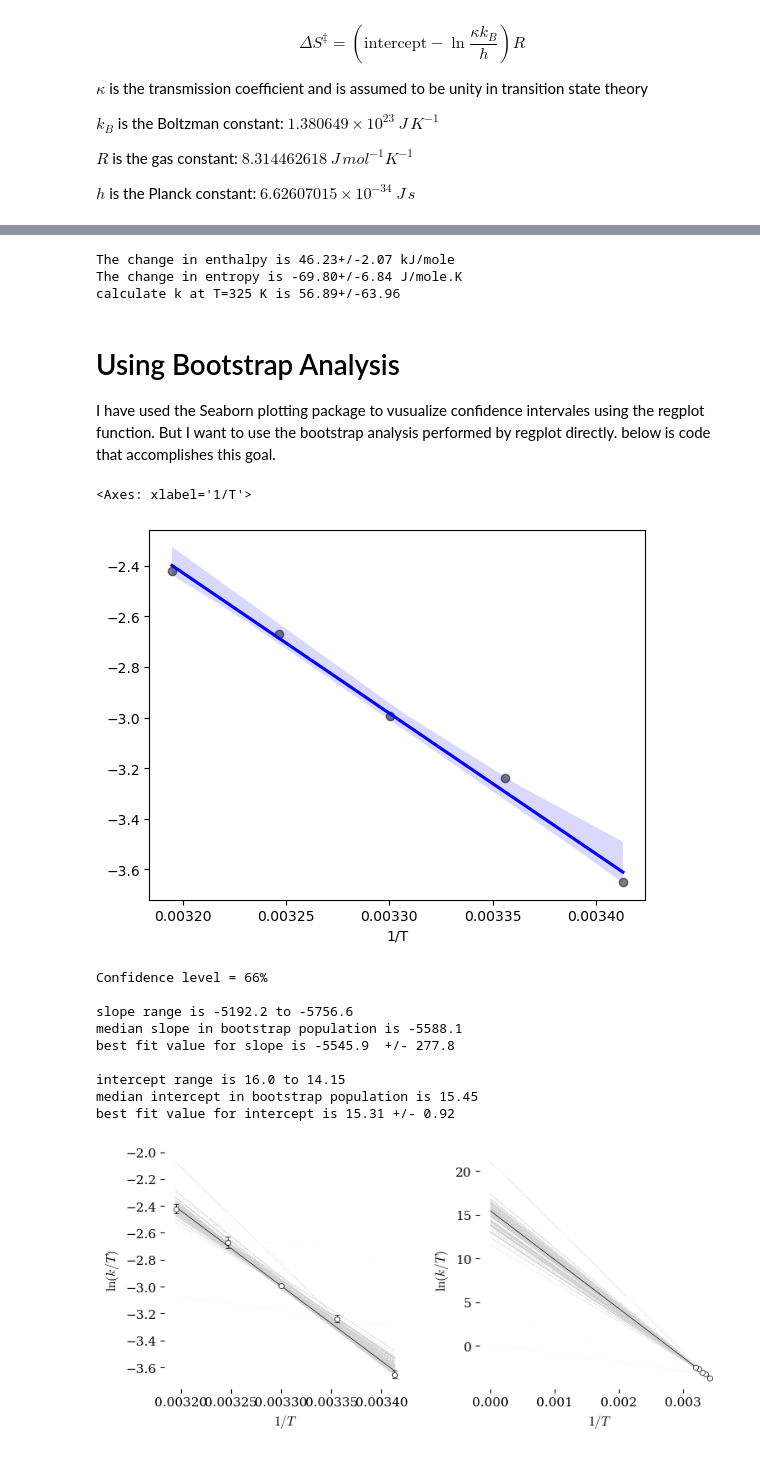
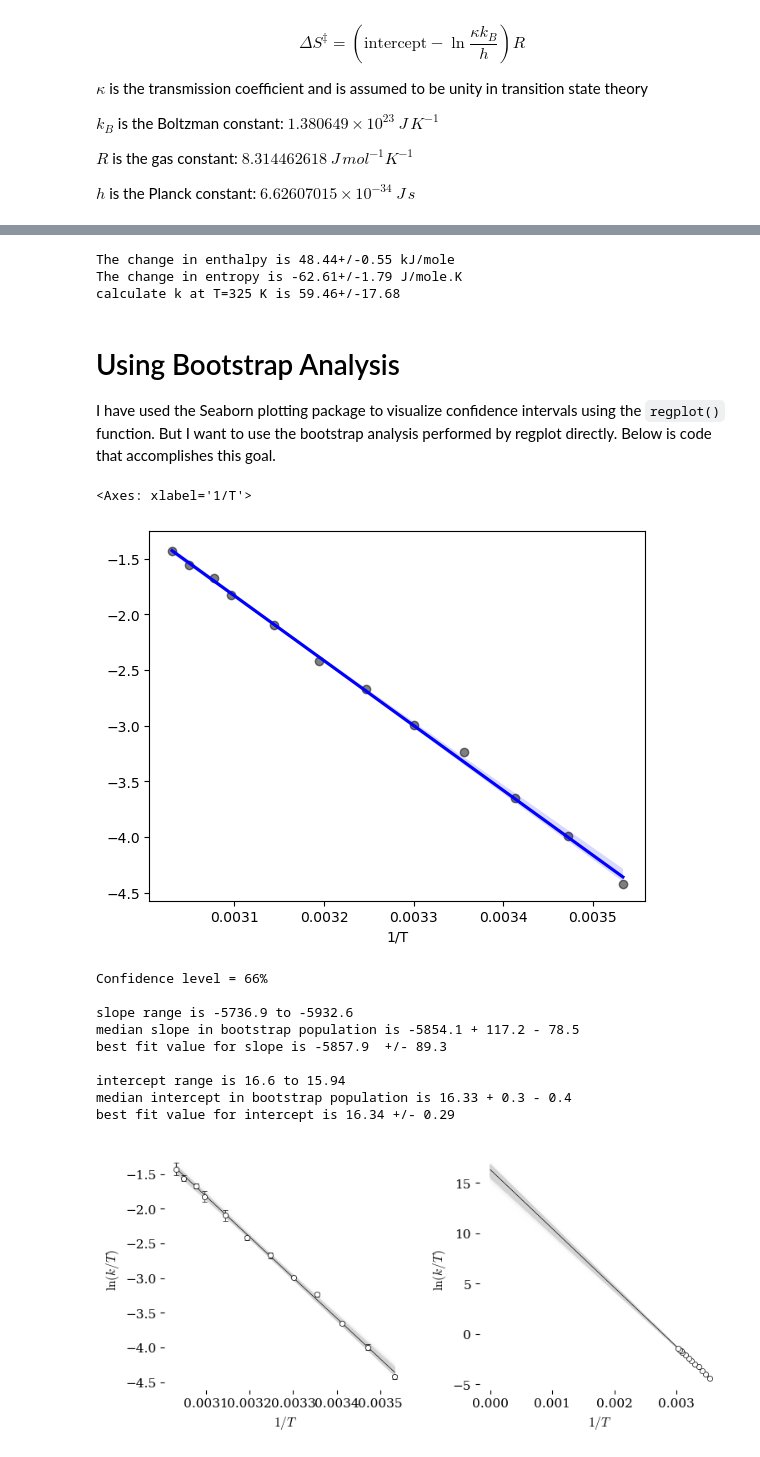
Before and after one commit to blinkletter/StealThisCode, a Jupyter notebook: 5_Erying/5_Erying_Plots.ipynb, the cells around one changed output, grey strips where cells are left out. Cells and saved outputs as stored; diff of their text form; code cells hidden in the pictures.

````diff
--- a/5_Erying/5_Erying_Plots.ipynb
+++ b/5_Erying/5_Erying_Plots.ipynb
@@ -55,7 +55,7 @@ github_location_styles = "./"
 #github_location = "https://raw.githubusercontent.com/blinkletter/3530Biochem/main/data/"
 #github_location_styles = "https://raw.githubusercontent.com/blinkletter/LFER-QSAR/main/styles/"
 
-datafile = "data/EryingData1a.csv"   # change this file for new data
+datafile = "data/EryingData1.csv"   # change this file for new data
 #datafile = "data/EryingData2.csv"
 #datafile = "data/EryingDataC1.csv"  # see bottom of notebook for more info
 # %%
@@ -87,11 +87,11 @@ err_S = np.sqrt((0.9/21.3)**2 * 8**2 * (283**2 + 330**2) / (330-283)**2)
 # %%
 ### Read in data set
 
-df = pd.read_csv(datafile,
+data = pd.read_csv(datafile,
                  delimiter = ",",
                  skipinitialspace=True,
 #                 index_col="Substituent",
                  comment = "#")
-display(df.head())
+display(data)
 # %% [output]
 |  | TEMP(K) | Kcat(s-1) | Error(s-1) |
@@ -103,10 +110,19 @@ display(df.head())
 # %%
 ### Calculate values for Eyring Plot
+
+df = data                            # set the dataframe to be the dataframe read in above
+
+#df = data.loc[[2,4,6,8]].copy()       # slice a set of rows from the dataframe to demonstrate
+                                      #   a smaller dataset and the effect on precision
+
+#df = data.loc[6:11].copy()             # slice consecutive rows
+
+
 
 df["k_unc"] = unp.uarray(df["Kcat(s-1)"],df["Error(s-1)"])   # Combine value and stdev to make Uncertainties values
 df["1/T"] = 1/df["TEMP(K)"]                                  # get 1/T for x-axis
 df["ln(k)/T"] = unp.log(df["k_unc"]/df["TEMP(K)"])           # get ln(k/T) for y-axis with error propagation
 
-display(df.head())
+display(df)
 # %% [output]
 |  | TEMP(K) | Kcat(s-1) | Error(s-1) | k_unc | 1/T | ln(k)/T |
@@ -310,21 +340,17 @@ intercept_unc = un.ufloat(intercept, perr[1])
 dS = (intercept_unc - np.log(kb/h))*R
 print(f"The change in entropy is {dS:0.2f} J/mole.K")
 
-lnkT = -dH/R * 1/Temp + np.log(kappa*kb/h) + dS/R
-kobs=unp.exp(lnkT)*Temp
+kobs = (kappa * kb / h) * Temp * unp.exp(-dH/(R*Temp)) * unp.exp(dS/R)
 
 print(f"calculate k at T={Temp} K is {kobs:0.2f}")
-
-#kobs = (kappa * kb * Temp / h) * unp.exp(dS/R) * unp.exp(-dH/(R*Temp))
-#print(f"calculate k at T={Temp} K is {kobs:0.2f}")
 # %% [output]
-The change in enthalpy is 46.23+/-2.07 kJ/mole
-The change in entropy is -69.80+/-6.84 J/mole.K
-calculate k at T=325 K is 56.89+/-63.96
+The change in enthalpy is 48.44+/-0.55 kJ/mole
+The change in entropy is -62.61+/-1.79 J/mole.K
+calculate k at T=325 K is 59.46+/-17.68
 # %% [markdown]
 # Using Bootstrap Analysis
 
-I have used the Seaborn plotting package to vusualize confidence intervales using the regplot function. But I want to use the bootstrap analysis performed by regplot directly. below is code that accomplishes this goal.
+I have used the Seaborn plotting package to visualize confidence intervals using the ```regplot()``` function. But I want to use the bootstrap analysis performed by regplot directly. Below is code that accomplishes this goal.
 # %%
 import seaborn as sns
 plt.rcdefaults()
@@ -335,13 +361,14 @@ sns.regplot(x = x, y = y,
             ci = 95) # 99% level
 # %% [output]
 <Axes: xlabel='1/T'>
-[figure, old version]
+[figure, new version]
 # %%
 ## THIS IS MY VERSION
 ## Adapted from code found in https://stats.stackexchange.com/questions/183230/bootstrapping-confidence-interval-from-a-regression-prediction
 
 xa = np.array(x)    # I plan to use some numpy functions on these data series so converts from
 y = np.array(y)    # Pandas series to NumPy array
+y_err = np.array(y_err)
 
 def linear(x, slope, intercept):
     return slope * x + intercept
@@ -385,7 +412,7 @@ for i in range(0, 2000):
     y_err_samples = y_err[sample_index]
 
     popt,pcov = curve_fit(linear, X_samples, y_samples,
-                       sigma = y_err_samples, absolute_sigma=False  # Include st_devs for y data in calculations
+                          sigma = y_err_samples, absolute_sigma=False  # Include st_devs for y data in calculations
                      )
     [slope,intercept] = popt
     slope_list.append(slope)
@@ -399,7 +426,7 @@ for i in range(0, 2000):
 xa = np.array(x)    # I plan to use some numpy functions on these data series so converts from
 
 popt,pcov = curve_fit(linear, xa, y,
-                       sigma = y_err, absolute_sigma=False  # Include st_devs for y data in calculations
+                      sigma = y_err, absolute_sigma=False  # Include st_devs for y data in calculations
                      )
 
 [slope,intercept] = popt
@@ -425,41 +452,53 @@ median_slope = np.percentile(slope_list, 50)
 print(f"Confidence level = {conf}%")
 print()
 
 print(f"slope range is {top_slope:0.1f} to {bot_slope:0.1f}")
-print(f"median slope in bootstrap population is {median_slope:0.1f}")
+print(f"median slope in bootstrap population is {median_slope:0.1f} + {top_slope-median_slope:0.1f} - {median_slope-bot_slope:0.1f}")
 print(f"best fit value for slope is {slope:0.1f}  +/- {perr[0]:0.1f}")
 print()
 
 top_intercept = np.percentile(intercept_list, high_p)
 bot_intercept = np.percentile(intercept_list, low_p)
 median_intercept = np.percentile(intercept_list, 50)
 
 print(f"intercept range is {top_intercept:0.1f} to {bot_intercept:0.2f}")
-print(f"median intercept in bootstrap population is {median_intercept:0.2f}")
-print(f"best fit value for intercept is {intercept:0.2f} +/- {perr[1]:0.2}")
+print(f"median intercept in bootstrap population is {median_intercept:0.2f} + {top_intercept-median_intercept:0.1f} - {median_intercept-bot_intercept:0.1f}")
+print(f"best fit value for intercept is {intercept:0.2f} +/- {perr[1]:0.2f}")
 
 
 xb = np.insert(xa,0,0)   # insert zero into first position of x data so line fit starts from zero
 
 #ax[0].plot(xa, linear(xa, slope, intercept), color='red', linewidth = 0.5, zorder=4)
 ax[0].plot(xa, linear(xa, median_slope, median_intercept), color='black', linewidth = 0.5, zorder=4)
 
 #ax[1].plot(xb, linear(xb, slope, intercept), color='red', linewidth = 0.5, zorder=4)
 ax[1].plot(xb, linear(xb, median_slope, median_intercept), color='black', linewidth = 0.5, zorder=4)
 
+### Change x and y ticks
+
+#ax[0].set_xticks([0.0031,0.0033,0.0035])
+#ax[0].locator_params(axis='x', nbins=3)
+#ax[0].set_yticks([-1,-2,-3,-4,-5])
+#ax[0].locator_params(axis='y', nbins=6)
+
+#ax[1].set_xticks([0.000,0.001,0.002,0.003,0.004])
+#ax[1].locator_params(axis='x', nbins=3)
+#ax[1].set_yticks([-5,0,5,10,15,20])
+#ax[1].locator_params(axis='y', nbins=5)
+
 
 ### Output plot
 plt.tight_layout(pad=2, h_pad=None, w_pad=None, rect=None)
-plt.savefig("Eyring_bootstrap.pdf")
+plt.savefig("Eyring_bootstrap_L.pdf")
 plt.show()
 # %% [output]
 Confidence level = 66%
 
-slope range is -5192.2 to -5756.6
-median slope in bootstrap population is -5588.1
-best fit value for slope is -5545.9  +/- 277.8
+slope range is -5736.9 to -5932.6
+median slope in bootstrap population is -5854.1 + 117.2 - 78.5
+best fit value for slope is -5857.9  +/- 89.3
 
-intercept range is 16.0 to 14.15
-median intercept in bootstrap population is 15.45
-best fit value for intercept is 15.31 +/- 0.92
+intercept range is 16.6 to 15.94
+median intercept in bootstrap population is 16.33 + 0.3 - 0.4
+best fit value for intercept is 16.34 +/- 0.29
-[figure, old version]
+[figure, new version]
````
Also changed, not shown: parts of 9 cells of this notebook, 11 other files.
